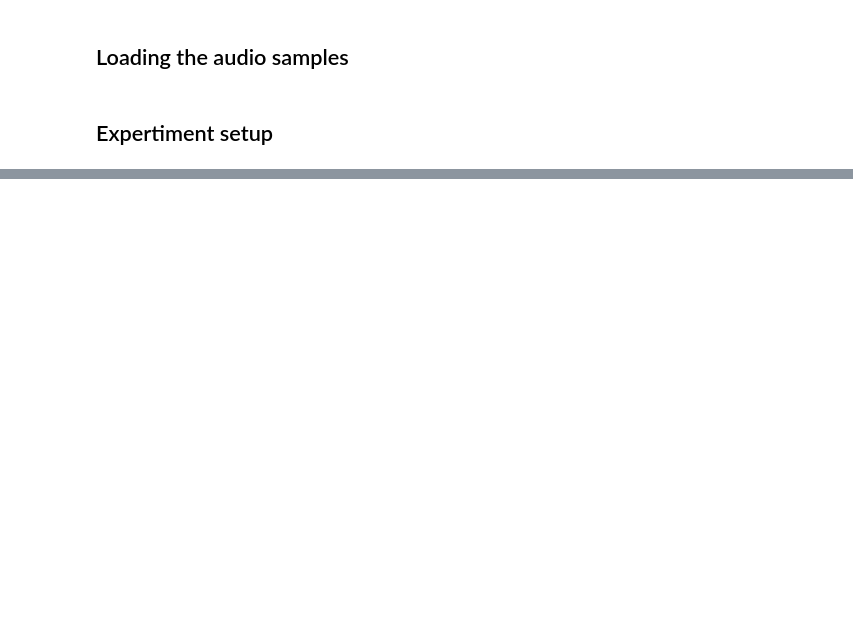
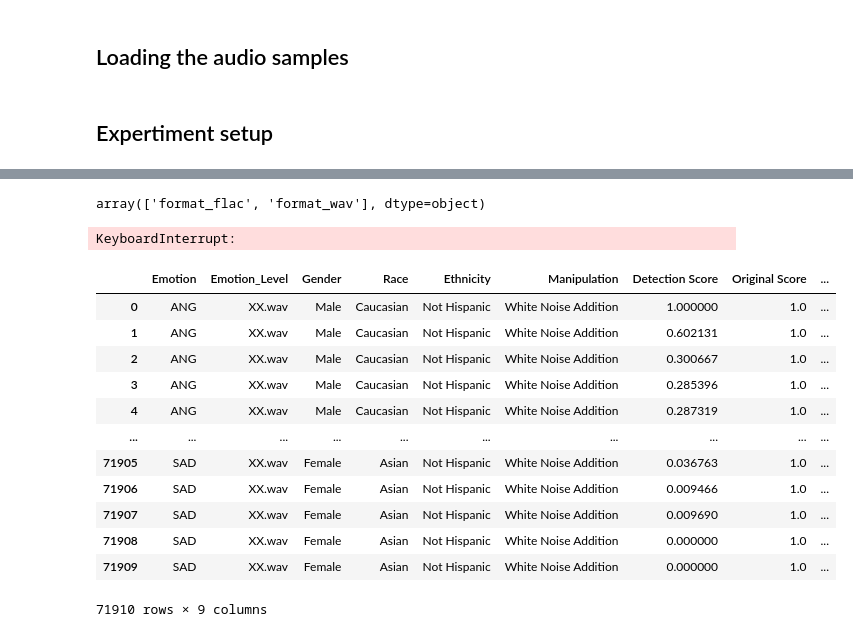
Before and after one commit to cyrannano/audioseal, a Jupyter notebook: experiments/analysis/manipulation_resistance/basic/test.ipynb, the cells around one changed output, grey strips where cells are left out. Drawn from its saved outputs; the diff is of its cells as text; code cells hidden in the pictures; blank space fills up the shorter version.

```diff
--- a/experiments/analysis/manipulation_resistance/basic/test.ipynb
+++ b/experiments/analysis/manipulation_resistance/basic/test.ipynb
@@ -466,0 +374,12 @@ plot_results(experiment_results)
+# %%
+experiment_data[experiment_data['Manipulation'] == 'Lossless Compression']['Step'].unique()
+# %% [output]
+array(['format_flac', 'format_wav'], dtype=object)
+# %%
+manipulations = [
+    ('White Noise Addition', lambda audio, _: add_noise(audio, "white", np.linspace(0, 0.025, 10))),
+]
+
+experiment_results = perform_experiment(filtered_metadata, base_audio_path, manipulations, True)
+# %% [output]
+KeyboardInterrupt:
@@ -466,0 +390,16 @@ plot_results(experiment_results)
+# %%
+experiment_data
+# %% [output]
+|  | Emotion | Emotion_Level | Gender | Race | Ethnicity | Manipulation | Detection Score | Original Score | ... |
+| 0 | ANG | XX.wav | Male | Caucasian | Not Hispanic | White Noise Addition | 1.000000 | 1.0 | ... |
+| 1 | ANG | XX.wav | Male | Caucasian | Not Hispanic | White Noise Addition | 0.602131 | 1.0 | ... |
+| 2 | ANG | XX.wav | Male | Caucasian | Not Hispanic | White Noise Addition | 0.300667 | 1.0 | ... |
+| 3 | ANG | XX.wav | Male | Caucasian | Not Hispanic | White Noise Addition | 0.285396 | 1.0 | ... |
+| 4 | ANG | XX.wav | Male | Caucasian | Not Hispanic | White Noise Addition | 0.287319 | 1.0 | ... |
+| ... | ... | ... | ... | ... | ... | ... | ... | ... | ... |
+| 71905 | SAD | XX.wav | Female | Asian | Not Hispanic | White Noise Addition | 0.036763 | 1.0 | ... |
+| 71906 | SAD | XX.wav | Female | Asian | Not Hispanic | White Noise Addition | 0.009466 | 1.0 | ... |
+| 71907 | SAD | XX.wav | Female | Asian | Not Hispanic | White Noise Addition | 0.009690 | 1.0 | ... |
+| 71908 | SAD | XX.wav | Female | Asian | Not Hispanic | White Noise Addition | 0.000000 | 1.0 | ... |
+| 71909 | SAD | XX.wav | Female | Asian | Not Hispanic | White Noise Addition | 0.000000 | 1.0 | ... |
+71910 rows × 9 columns
```
Also changed, not shown: parts of 15 cells of this notebook, 18 other files.
